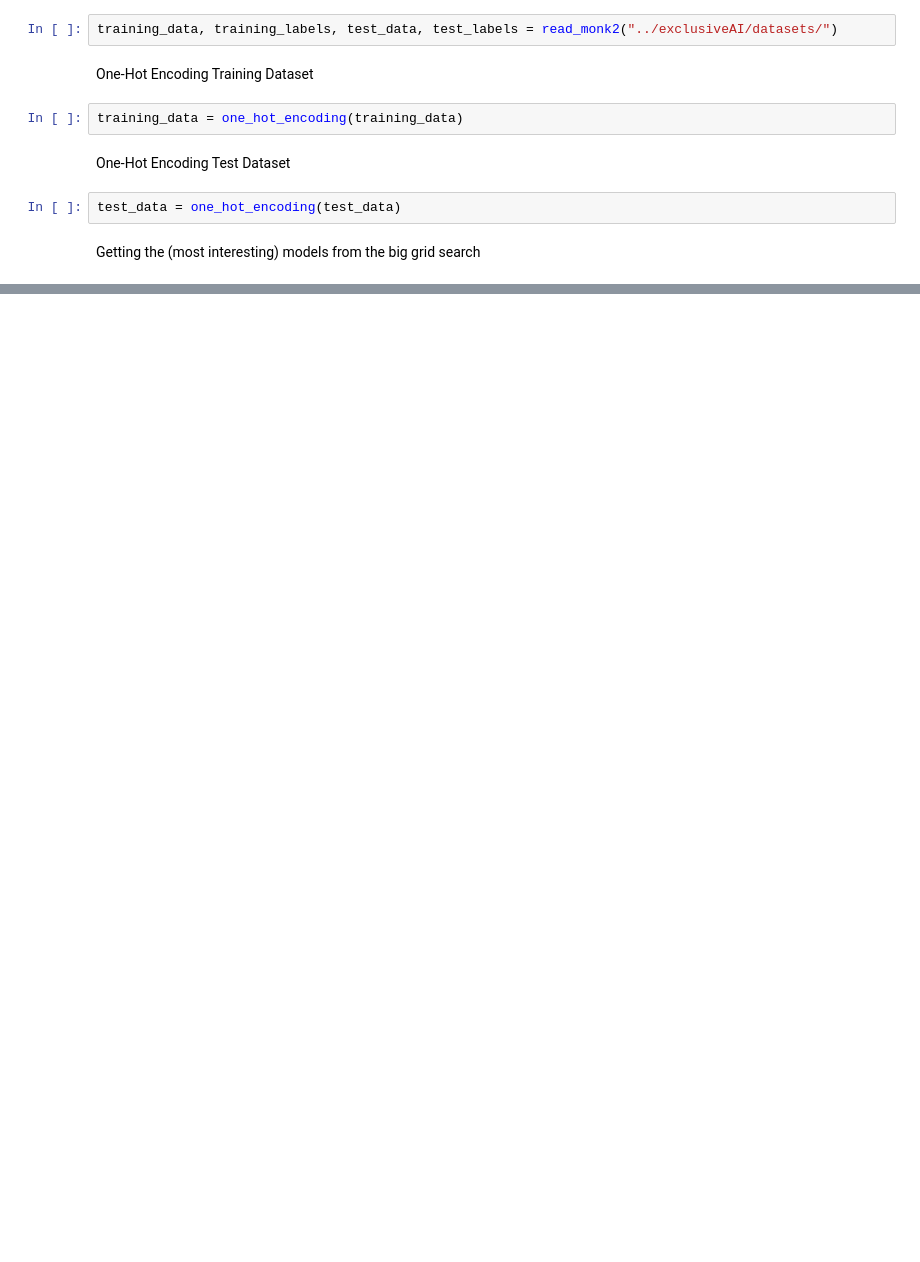
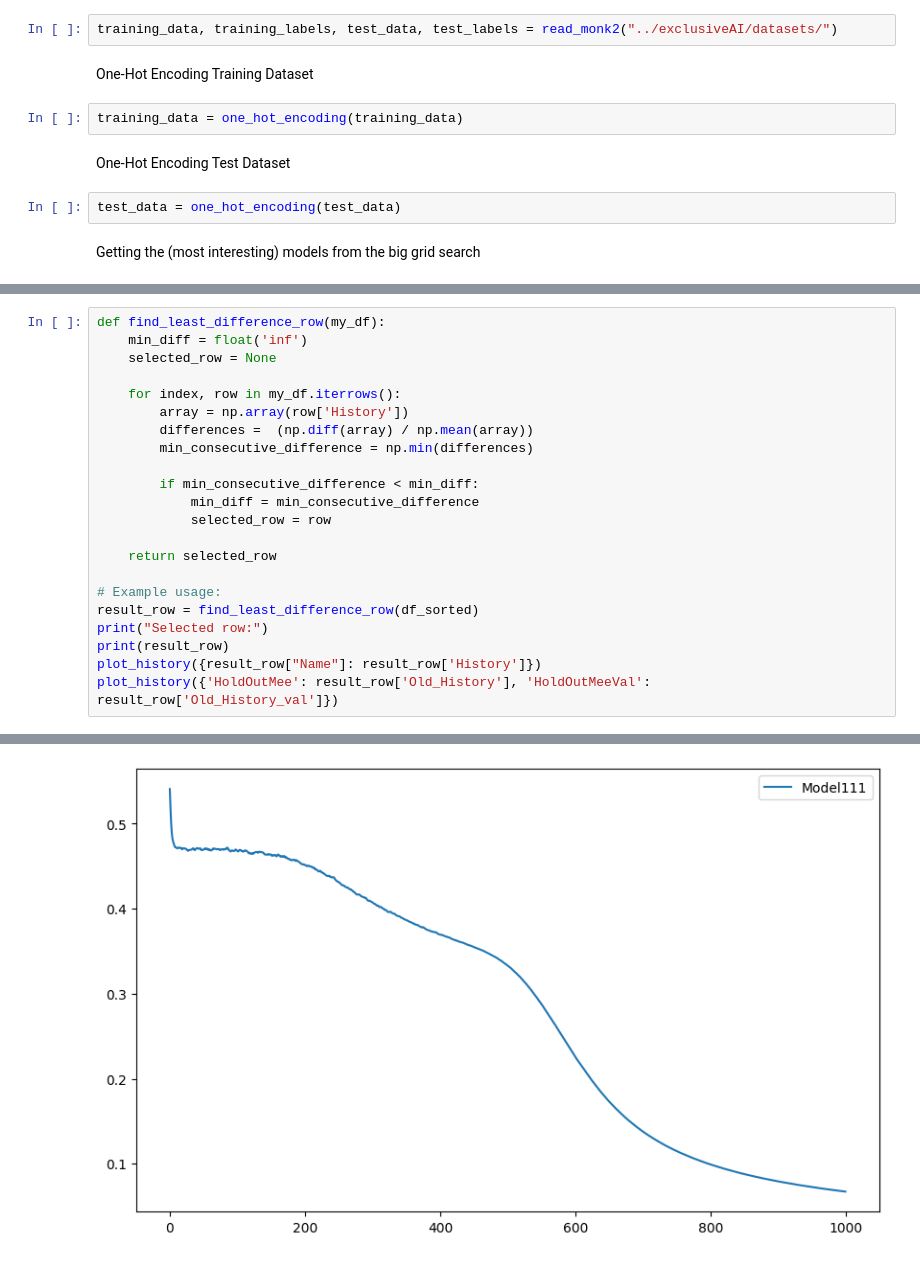
Before and after one commit to exclusiveAI/MLProject, a Jupyter notebook: Notebooks/Monk2.ipynb, the cells around one changed output, grey strips where cells are left out. Saved outputs shown, nothing was run; the diff lists cells and outputs as text; blank space fills up the shorter version.

```diff
--- a/Notebooks/Monk2.ipynb
+++ b/Notebooks/Monk2.ipynb
@@ -124,0 +143,23 @@ plot_history(histories)
+# %%
+def find_least_difference_row(my_df):
+    min_diff = float('inf')
+    selected_row = None
+
+    for index, row in my_df.iterrows():
+        array = np.array(row['History'])
+        differences =  (np.diff(array) / np.mean(array))
+        min_consecutive_difference = np.min(differences)
+
+        if min_consecutive_difference < min_diff:
+            min_diff = min_consecutive_difference
+            selected_row = row
+
+    return selected_row
+
+# Example usage:
+result_row = find_least_difference_row(df_sorted)
+print("Selected row:")
+print(result_row)
+plot_history({result_row["Name"]: result_row['History']})
+plot_history({'HoldOutMee': result_row['Old_History'], 'HoldOutMeeVal': result_row['Old_History_val']})
+# %% [output]
@@ -124,0 +184 @@ plot_history(histories)
+[figure, added]
```
Also changed, not shown: parts of 6 cells of this notebook, 32 other files.
